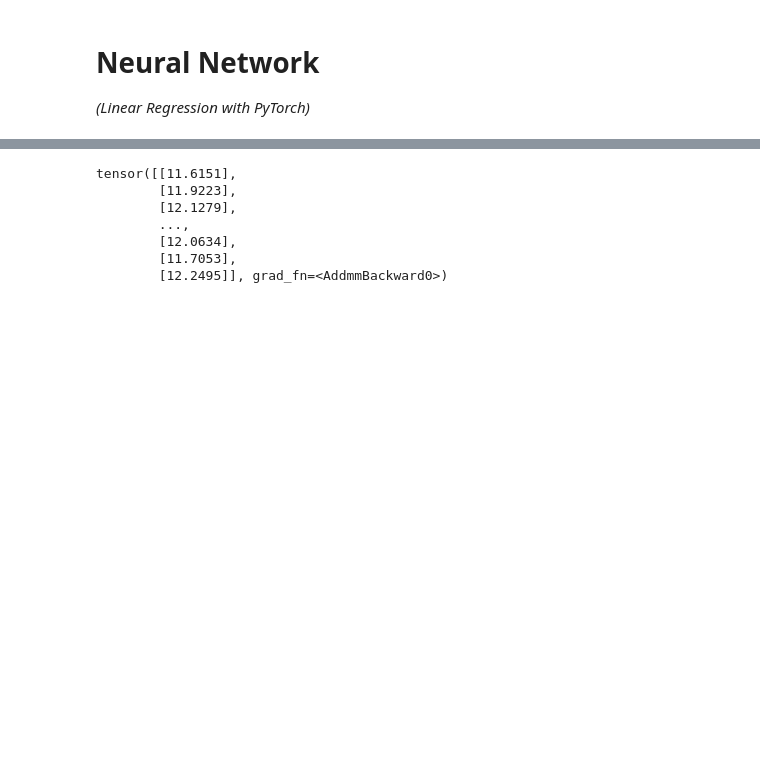
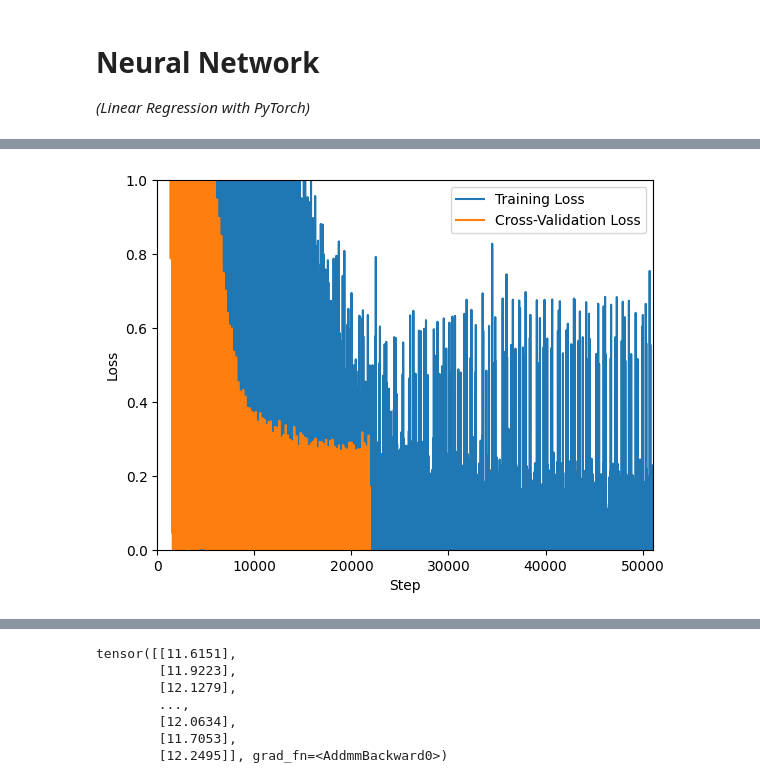
Before and after one commit to carlosfarfangalindoNL222/Deep_Dive_Pytorch, a Jupyter notebook: Linear_Regression_pytorch.ipynb, the cells around one changed output, grey strips where cells are left out. Saved outputs shown, nothing was run; the diff lists cells and outputs as text; code cells hidden in the pictures; blank space fills up the shorter version.

```diff
--- a/Linear_Regression_pytorch.ipynb
+++ b/Linear_Regression_pytorch.ipynb
@@ -31,3 +31,75 @@ X_t.type()
 # %% [markdown]
 # Neural Network
 *(Linear Regression with PyTorch)*
+# %%
+def Abstract_2(X, y, X_cv, y_cv, test, batch_size, epochs, lr):
+    # Model
+    model = nn.Sequential(
+        # Input Layer
+        nn.Linear(X.shape[1], 32),
+        nn.ReLU(),
+        # Hidden Layers
+        nn.Linear(32, 32),
+        nn.ReLU(),
+        nn.Linear(32, 16),
+        nn.ReLU(),
+        # Output Layer
+        nn.Linear(16, 1),
+    )
+    # Loss and Optimizer with L2 Regularization
+    criterion = nn.MSELoss()
+    optimizer = torch.optim.Adam(model.parameters(), lr=lr, weight_decay=0.004)
+
+    # Create DataLoader for training data
+    train_data = TensorDataset(torch.Tensor(X).float(), torch.Tensor(y).float())
+    train_loader = DataLoader(train_data, batch_size=batch_size, shuffle=True)
+
+    # Create DataLoader for cross validation data
+    cv_data = TensorDataset(torch.Tensor(X_cv).float(), torch.Tensor(y_cv).float())
+    cv_loader = DataLoader(cv_data, batch_size=batch_size, shuffle=False)
+
+    # Train the Model
+    train_loss = []
+    cv_loss = []
+    for epoch in range(epochs):
+        for i, (inputs, labels) in enumerate(train_loader):
+            # Forward pass
+            outputs = model(inputs)
+            loss = criterion(outputs, labels)
+
+            # Backward and optimize
+            optimizer.zero_grad()
+            loss.backward()
+            optimizer.step()
+
+            # Store the loss values
+            train_loss.append(loss.item())
+
+        # Compute CV Loss
+        with torch.no_grad():
+            for inputs_cv, labels_cv in cv_loader:
+                outputs_cv = model(inputs_cv)
+                loss_cv = criterion(outputs_cv, labels_cv)
+                cv_loss.append(loss_cv.item())
+
+        # Print Loss and CV Loss every 10 epochs
+        if (epoch+1) % 10 == 0:
+            print ('Epoch [%d/%d], Train Loss: %.4f, CV Loss: %.4f'
+                   %(epoch+1, epochs, train_loss[-1], cv_loss[-1]))
+
+    # Plot the loss curve
+    plt.plot(train_loss, label='Training Loss')
+    plt.plot(cv_loss, label='Cross-Validation Loss')
+    plt.legend()
+    plt.xlim(0, epochs*len(train_loader))
+    plt.ylim(0, 1)
+    plt.xlabel('Step')
+    plt.ylabel('Loss')
+    plt.show()
+
+    # Save the Model
+    torch.save(model.state_dict(), 'model_ab3.pkl')
+
+
+Abstract_2(X_t, y_t, X_cv, y_cv, test, 2, 100, 0.00001)
+# %% [output]
@@ -34,3 +116,4 @@ X_t.type()
+[figure, added]
 # %%
 def Abstract_1(X, y, X_cv, y_cv, test, epochs, lr):
     # Model
```
Also changed, not shown: parts of 2 cells of this notebook, 1 other file.
